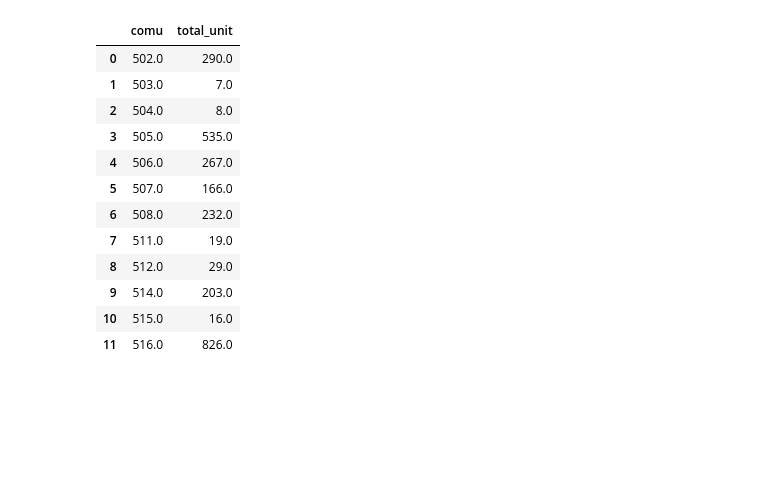
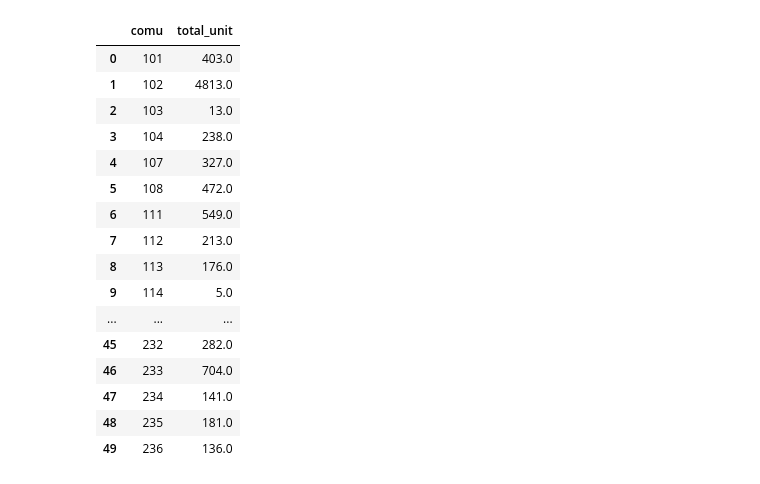
Before and after one commit to savanaben/affordable-housing-viz, a Jupyter notebook: filtering_housing.ipynb, the cells around one changed output. Saved outputs shown, nothing was run; the diff lists cells and outputs as text; code cells hidden in the pictures; blank space fills up the shorter version.

```diff
--- a/filtering_housing.ipynb
+++ b/filtering_housing.ipynb
@@ -1,12 +0,0 @@
-# %%
-
-import pandas as pd
-
-path = r"cape may.xlsx"
-df = pd.read_excel(path, header=1)
-df = df.dropna(axis=1, how='all')
-
-df = df[~df['o'].isin([0.1,0.2])]
-
-
-df.head(10)
@@ -26,38 +7,58 @@ df.head(10)
 # %%
 import pandas as pd
+import glob
 
-path = r"source files\cape may.xlsx"
-df = pd.read_excel(path, header=1)
+# set display options to show all rows
+pd.set_option('display.max_rows', None)
+
+# Define the path to the directory containing the Excel files
+path = r'source files'
+
+# Get a list of file names in the directory that end with .xlsx
+file_list = glob.glob(path + "/*.xlsx")
+
+# Create an empty list to hold the DataFrames
+df_list = []
+
+# Loop over the file names and read each file into a DataFrame
+for file in file_list:
+    df = pd.read_excel(file, header=1)
+    df = df.dropna(axis=1, how='all')
+    df = df[~df['o'].isin([0.1,0.2, 0.3])]
 
 
-df['units'] = pd.to_numeric(df['units'], errors='coerce')
+    df['units'] = pd.to_numeric(df['units'], errors='coerce')
+    df_list.append(df)
+
+# Concatenate the DataFrames into a single DataFrame
+combined_df = pd.concat(df_list)
+
+# Group the data by the "comu" column and sum the "unit" values
+sum_by_comu = combined_df.groupby('comu')['units'].sum()
+
+# Create a new DataFrame with the summed values
+result_df = pd.DataFrame({'comu': sum_by_comu.index.astype(int), 'total_unit': sum_by_comu.values})
 
 
-
-# group the data by the "comu" column and sum the "unit" values
-sum_by_comu = df.groupby('comu')['units'].sum()
-
-# create a new DataFrame with the summed values
-result_df = pd.DataFrame({'comu': sum_by_comu.index, 'total_unit': sum_by_comu.values})
-
-# drop the rows where comu is equal to "1111"
-result_df = result_df[result_df['comu'] != 1111]
-
-result_df.head(100)
+result_df.head(50)
 # %% [output]
 |  | comu | total_unit |
-| 0 | 502.0 | 290.0 |
-| 1 | 503.0 | 7.0 |
-| 2 | 504.0 | 8.0 |
-| 3 | 505.0 | 535.0 |
-| 4 | 506.0 | 267.0 |
-| 5 | 507.0 | 166.0 |
-| 6 | 508.0 | 232.0 |
-| 7 | 511.0 | 19.0 |
-| 8 | 512.0 | 29.0 |
-| 9 | 514.0 | 203.0 |
-| 10 | 515.0 | 16.0 |
-| 11 | 516.0 | 826.0 |
+| 0 | 101 | 403.0 |
+| 1 | 102 | 4813.0 |
+| 2 | 103 | 13.0 |
+| 3 | 104 | 238.0 |
+| 4 | 107 | 327.0 |
+| 5 | 108 | 472.0 |
+| 6 | 111 | 549.0 |
+| 7 | 112 | 213.0 |
+| 8 | 113 | 176.0 |
+| 9 | 114 | 5.0 |
+| ... | ... | ... |
+| 45 | 232 | 282.0 |
+| 46 | 233 | 704.0 |
+| 47 | 234 | 141.0 |
+| 48 | 235 | 181.0 |
+| 49 | 236 | 136.0 |
 # %%
 import pandas as pd
 import glob
```
Also changed, not shown: parts of 5 cells of this notebook, 7 other files.
